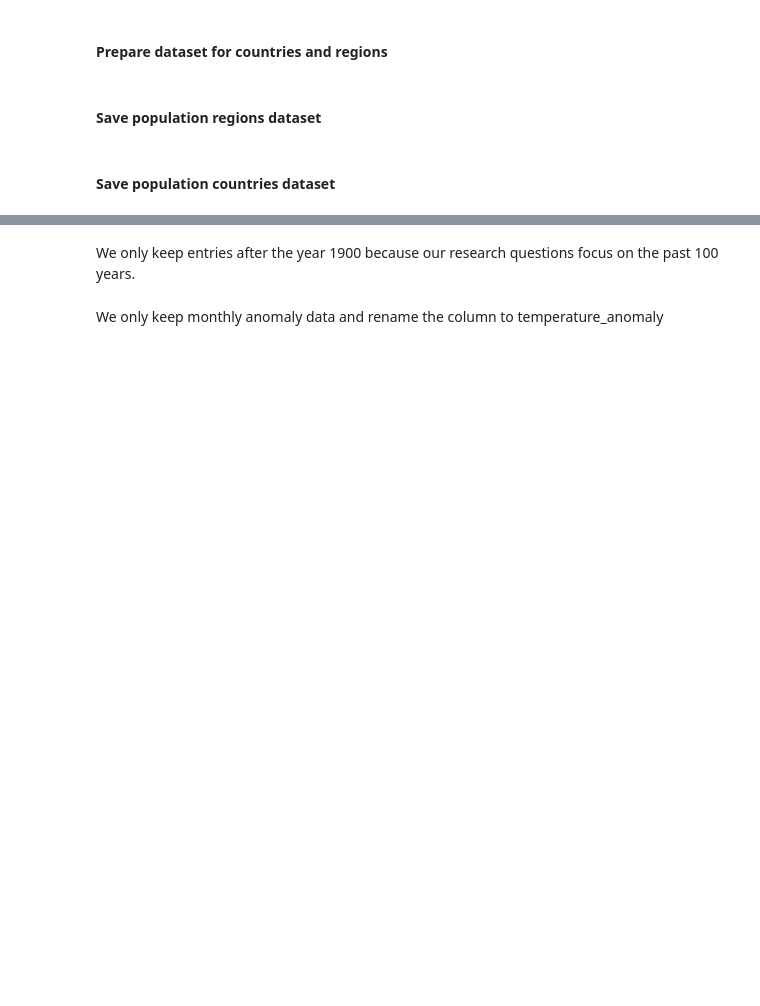
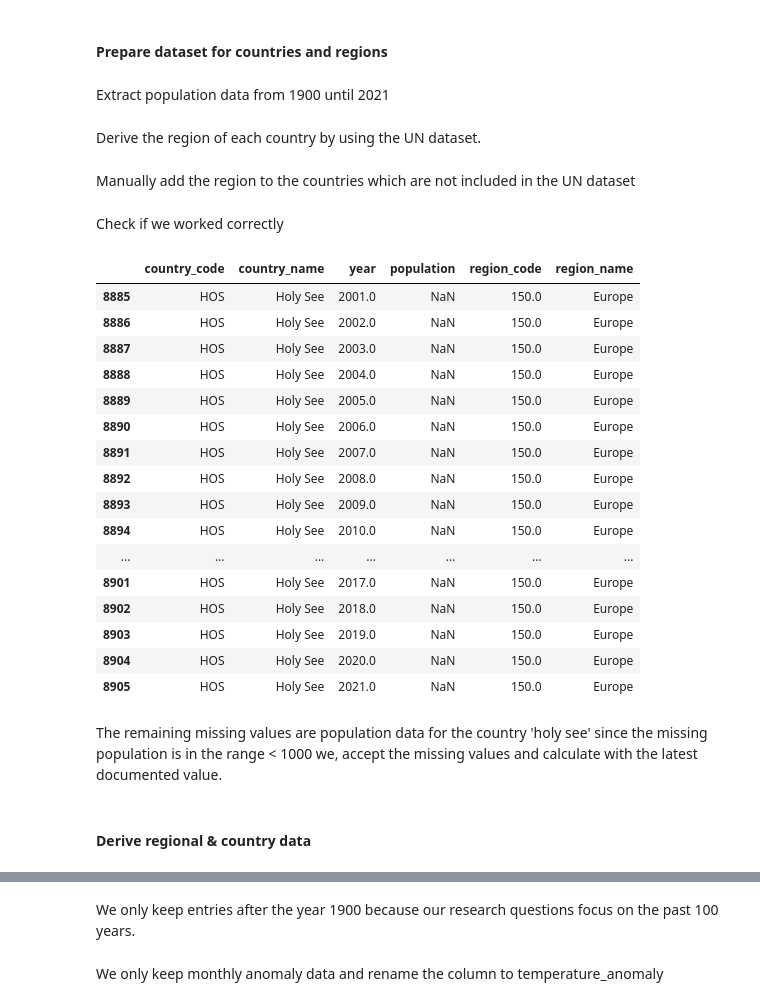
Before and after one commit to lukiwieser/natural-disasters-and-climate-change, a Jupyter notebook: main.ipynb, the cells around one changed output, grey strips where cells are left out. Saved outputs shown, nothing was run; the diff lists cells and outputs as text; code cells hidden in the pictures; blank space fills up the shorter version.

```diff
--- a/main.ipynb
+++ b/main.ipynb
@@ -588,2 +733,4 @@ print(pop_global_df)
 # %% [markdown]
 #### Prepare dataset for countries and regions
+# %% [markdown]
+Extract population data from 1900 until 2021
@@ -590,2 +740,4 @@ print(pop_global_df)
+# %% [markdown]
+Derive the region of each country by using the UN dataset.
 # %%
 un_country_codes = un_country_codes[['Region Code', 'Region Name', 'ISO-alpha3 Code']]
@@ -619,2 +754,2 @@ print(pop_country_region_df[pop_country_region_df.isnull().any(axis=1)])
-# %% [markdown]
-#### Save population regions dataset
+# %% [markdown]
+Manually add the region to the countries which are not included in the UN dataset
@@ -621,2 +763,28 @@ print(pop_country_region_df[pop_country_region_df.isnull().any(axis=1)])
+# %% [markdown]
+Check if we worked correctly
+# %%
+pop_country_region_df[pop_country_region_df.isnull().any(axis=1)]
+# %% [output]
+|  | country_code | country_name | year | population | region_code | region_name |
+| 8885 | HOS | Holy See | 2001.0 | NaN | 150.0 | Europe |
+| 8886 | HOS | Holy See | 2002.0 | NaN | 150.0 | Europe |
+| 8887 | HOS | Holy See | 2003.0 | NaN | 150.0 | Europe |
+| 8888 | HOS | Holy See | 2004.0 | NaN | 150.0 | Europe |
+| 8889 | HOS | Holy See | 2005.0 | NaN | 150.0 | Europe |
+| 8890 | HOS | Holy See | 2006.0 | NaN | 150.0 | Europe |
+| 8891 | HOS | Holy See | 2007.0 | NaN | 150.0 | Europe |
+| 8892 | HOS | Holy See | 2008.0 | NaN | 150.0 | Europe |
+| 8893 | HOS | Holy See | 2009.0 | NaN | 150.0 | Europe |
+| 8894 | HOS | Holy See | 2010.0 | NaN | 150.0 | Europe |
+| ... | ... | ... | ... | ... | ... | ... |
+| 8901 | HOS | Holy See | 2017.0 | NaN | 150.0 | Europe |
+| 8902 | HOS | Holy See | 2018.0 | NaN | 150.0 | Europe |
+| 8903 | HOS | Holy See | 2019.0 | NaN | 150.0 | Europe |
+| 8904 | HOS | Holy See | 2020.0 | NaN | 150.0 | Europe |
+| 8905 | HOS | Holy See | 2021.0 | NaN | 150.0 | Europe |
+# %% [markdown]
+The remaining missing values are population data for the country 'holy see' since the missing population is in the range < 1000 we, accept the missing values and calculate with the latest documented value.
+# %% [markdown]
+#### Derive regional & country data
 # %%
 columns_regions = ['region_code', 'region_name', 'country_code', 'country_name', 'year', 'population']
@@ -625,7 +791,5 @@ columns_regions = ['region_code', 'region_name', 'country_code', 'country_name',
 pop_regions_df = pop_country_region_df[columns_regions]
 pop_regions_df = pop_regions_df.groupby(['region_code', 'region_name', 'year'], as_index=False)['population'].sum()
 pop_regions_df['population'] = pop_regions_df['population'].astype(int)
-# %% [markdown]
-#### Save population countries dataset
 # %%
 columns_country = ['country_code', 'country_name', 'year', 'population']
```
Also changed, not shown: parts of 186 cells of this notebook.
